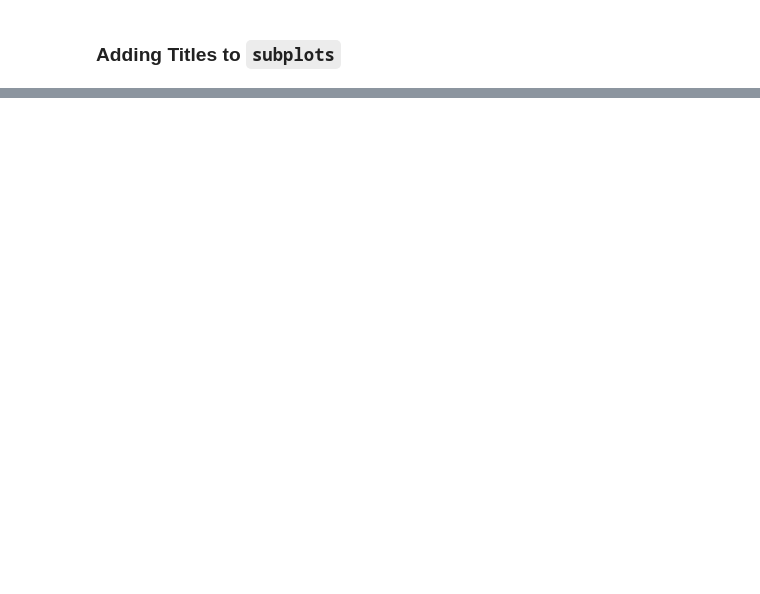
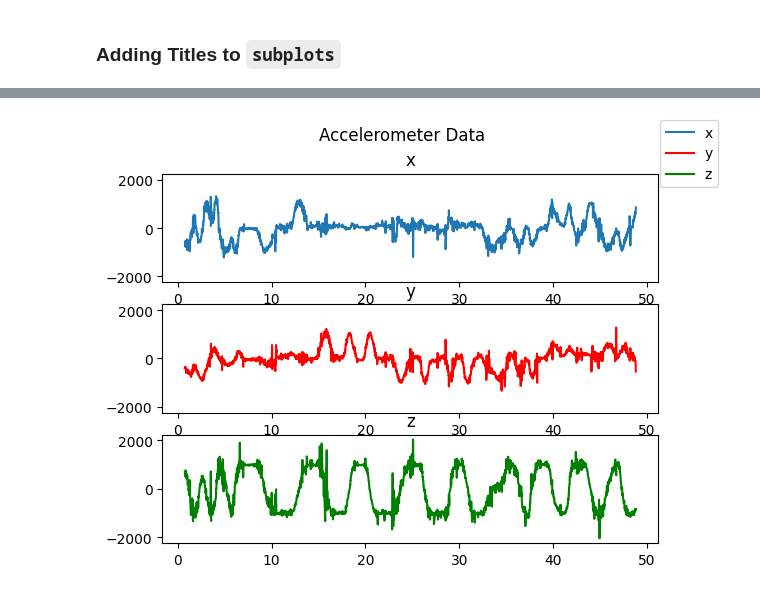
Before and after one commit to simonhasan/microbit-data-logging-2023-12-03, a Jupyter notebook: code-files/python_plotting/python_plotting.ipynb, the cells around one changed output, grey strips where cells are left out. Saved outputs shown, nothing was run; the diff lists cells and outputs as text; code cells hidden in the pictures; blank space fills up the shorter version.

```diff
--- a/code-files/python_plotting/python_plotting.ipynb
+++ b/code-files/python_plotting/python_plotting.ipynb
@@ -112,0 +152,44 @@ plt.show()
+# %%
+# %load accelerometer_plot_07.py
+# Import the accelerometer data and plot it
+# Import the required libraries
+import pandas as pd # pandas for reading the CSV file
+import matplotlib.pyplot as plt # matplotlib for plotting
+
+# Read the data from the CSV file
+accelerometer_df = pd.read_csv('data/accelerometer.csv', # read the CSV file as a DataFrame
+                               index_col=0) # index_col=0 to use the first column as the index
+
+# Plot the data with subplots
+# fig is the figure object
+# ax1, ax2, and ax3 are the axes objects
+fig, (ax1, ax2, ax3) = plt.subplots(3, 1, # 3, 1 for 3 rows and 1 column of plots
+                                    sharey=True) # sharey=True for a shared y-axis
+
+# Plot the x, y, and z columns
+# ax1 is the first axes object
+ax1.plot(accelerometer_df['x'], # [x] in square brackets to slice the x column
+         label='x') # Add a label to the first plot, x in blue (default)
+ax1.set_title('x') # Add a title to the first plot
+
+# ax2 is the second axes object
+ax2.plot(accelerometer_df['y'], # [y] in square brackets to slice the y column
+         label='y', # Add a label to the second plot
+         color='red') # y in red
+ax2.set_title('y') # Add a title to the second plot
+
+# ax3 is the third axes object
+ax3.plot(accelerometer_df['z'], # [z] in square brackets to slice the z column
+         label='z', # Add a label to the third plot
+         color='green') # z in green
+ax3.set_title('z') # Add a title to the third plot
+
+# Add a title to the figure
+fig.suptitle('Accelerometer Data') # suptitle for the figure title
+# Add a legend to the figure
+fig.legend()
+
+# Display the plot
+plt.show()
+# %% [output]
+[figure, added]
```
Also changed, not shown: parts of 28 cells of this notebook.
